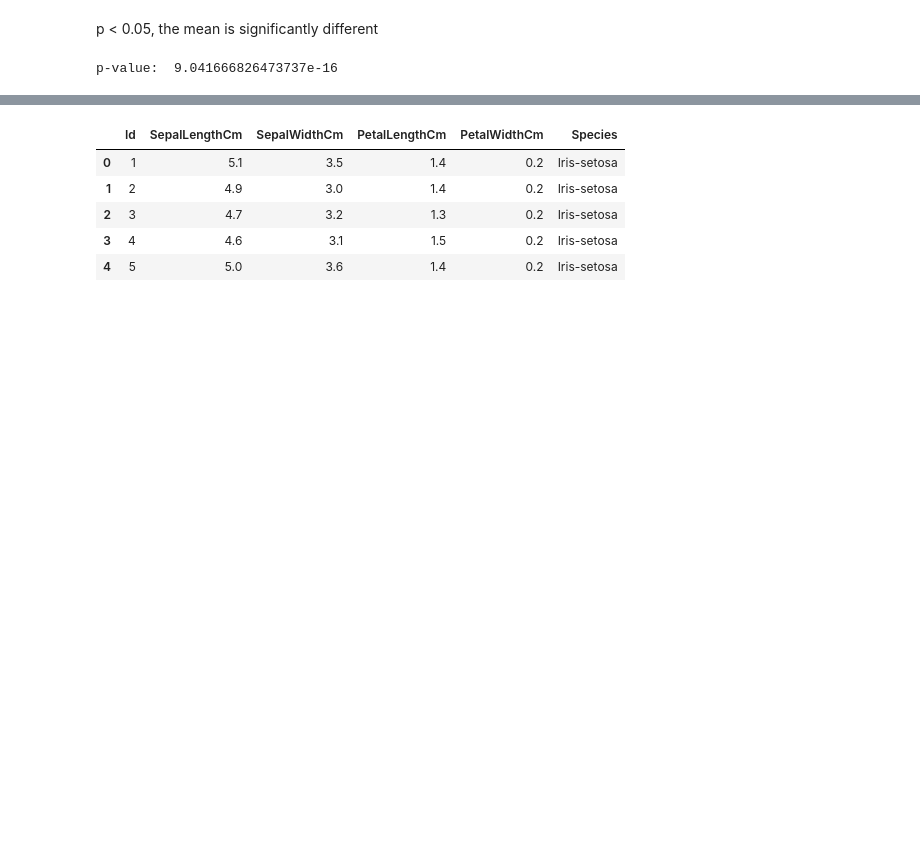
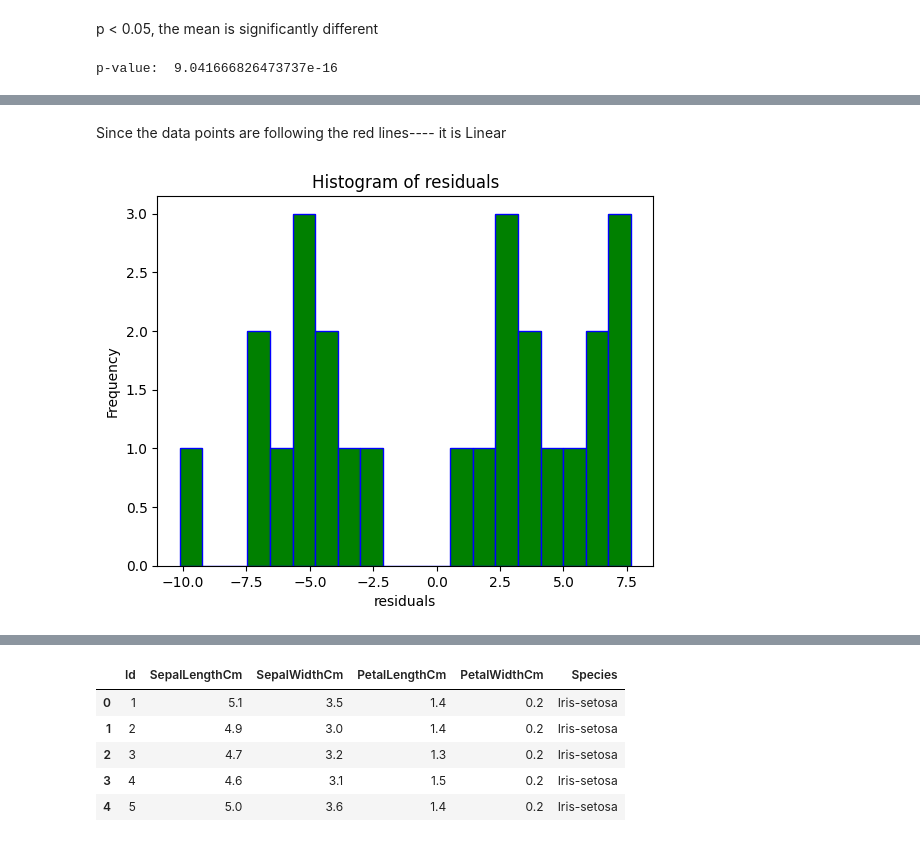
Before and after one commit to dakshayani2906/Data-Science-Portfolio, a Jupyter notebook: Untitled7.ipynb, the cells around one changed output, grey strips where cells are left out. Saved outputs shown, nothing was run; the diff lists cells and outputs as text; code cells hidden in the pictures; blank space fills up the shorter version.

```diff
--- a/Untitled7.ipynb
+++ b/Untitled7.ipynb
@@ -45,0 +313,14 @@ p-value:  9.041666826473737e-16
+# %% [markdown]
+Since the data points are following the red lines---- it is Linear
+# %%
+# 2. Normality of Residuals
+
+# Goal: Residuals should be normally distributes
+
+plt.hist(residuals, bins = 20, color = 'green', edgecolor = 'blue')
+plt.title("Histogram of residuals")
+plt.xlabel("residuals")
+plt.ylabel('Frequency')
+plt.show()
+# %% [output]
+[figure, added]
```
Also changed, not shown: parts of 29 cells of this notebook.
